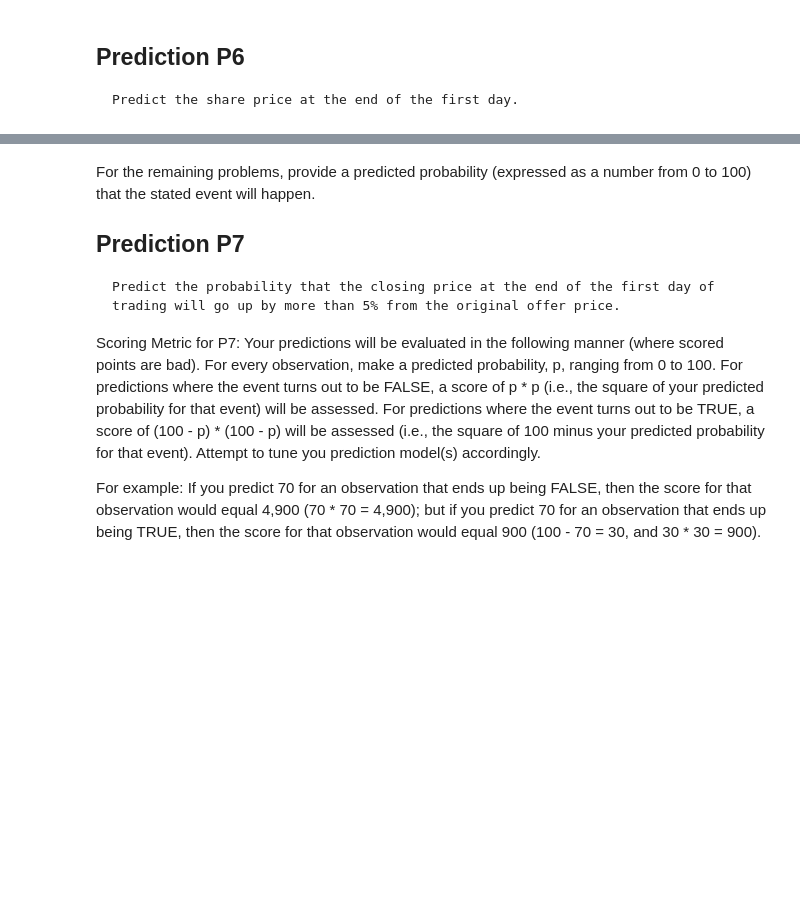
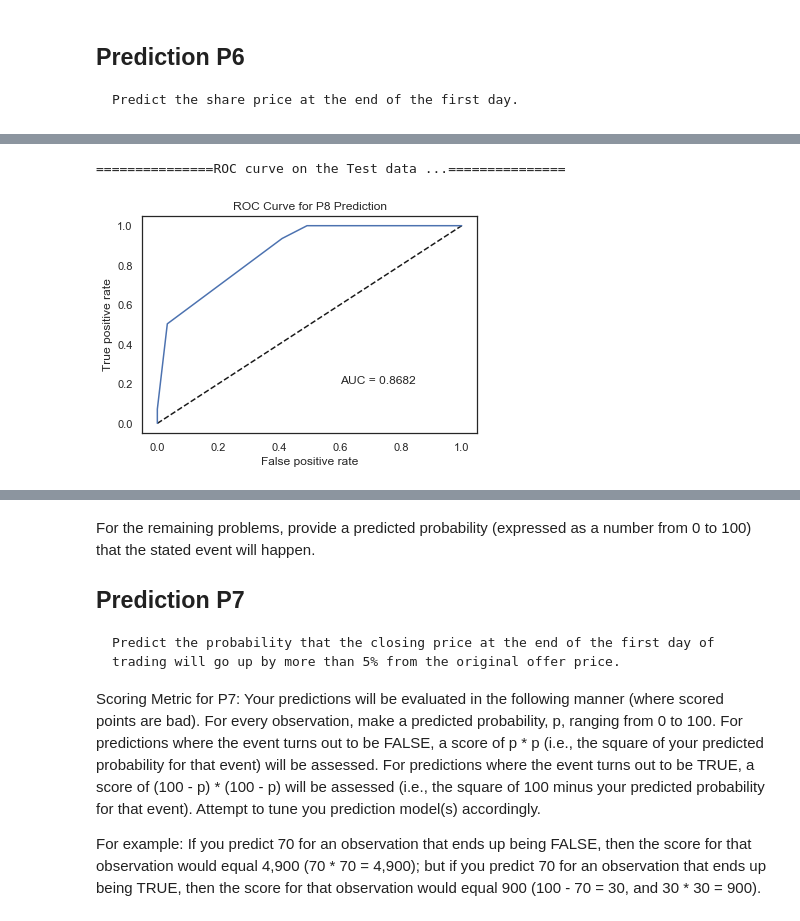
Before and after one commit to devakumar/dsfb-Project-Team3-2019, a Jupyter notebook: Project.ipynb, the cells around one changed output, grey strips where cells are left out. Saved outputs shown, nothing was run; the diff lists cells and outputs as text; code cells hidden in the pictures; blank space fills up the shorter version.

```diff
--- a/Project.ipynb
+++ b/Project.ipynb
@@ -3005,0 +2998,6 @@ df_predict.P4 = P4
+# %%
+# Use the sklearn train_test_split() function to split data into "train", "validation", and "test"
+X_train, X_test, y_train, y_test = train_test_split(X, y_P8, test_size=0.2,  random_state=SEED)
+# %%
+# Pipeline
+P8_models = get_best_classifiers(X_train, y_train)
@@ -3005,0 +3052,3 @@ df_predict.P4 = P4
+# %%
+P6_model_final, P6_test_results = test_final_models(P8_models, X_test, y_test)
+P6_test_results[[scoring_metric]]
@@ -3005,0 +3067,7 @@ df_predict.P4 = P4
+# %%
+P6_model_final = P6_model_final.fit(X, y_P8)
+# %%
+P6_auc = custom_test_function(P6_model_final, X, y_P8, proba=True, name="P8 Prediction")
+# %% [output]
+===============ROC curve on the Test data ...===============
+[figure, added]
```
Also changed, not shown: parts of 72 cells of this notebook.
